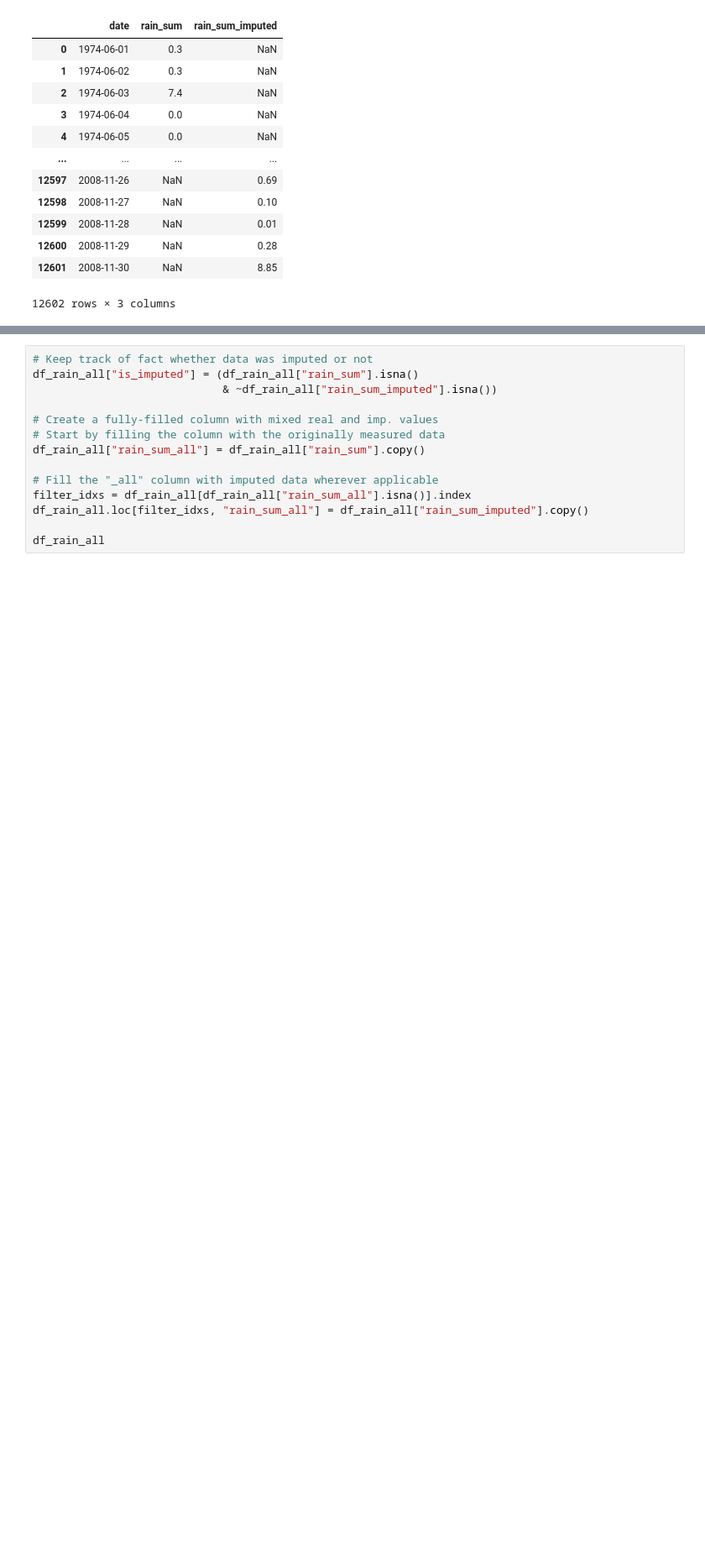
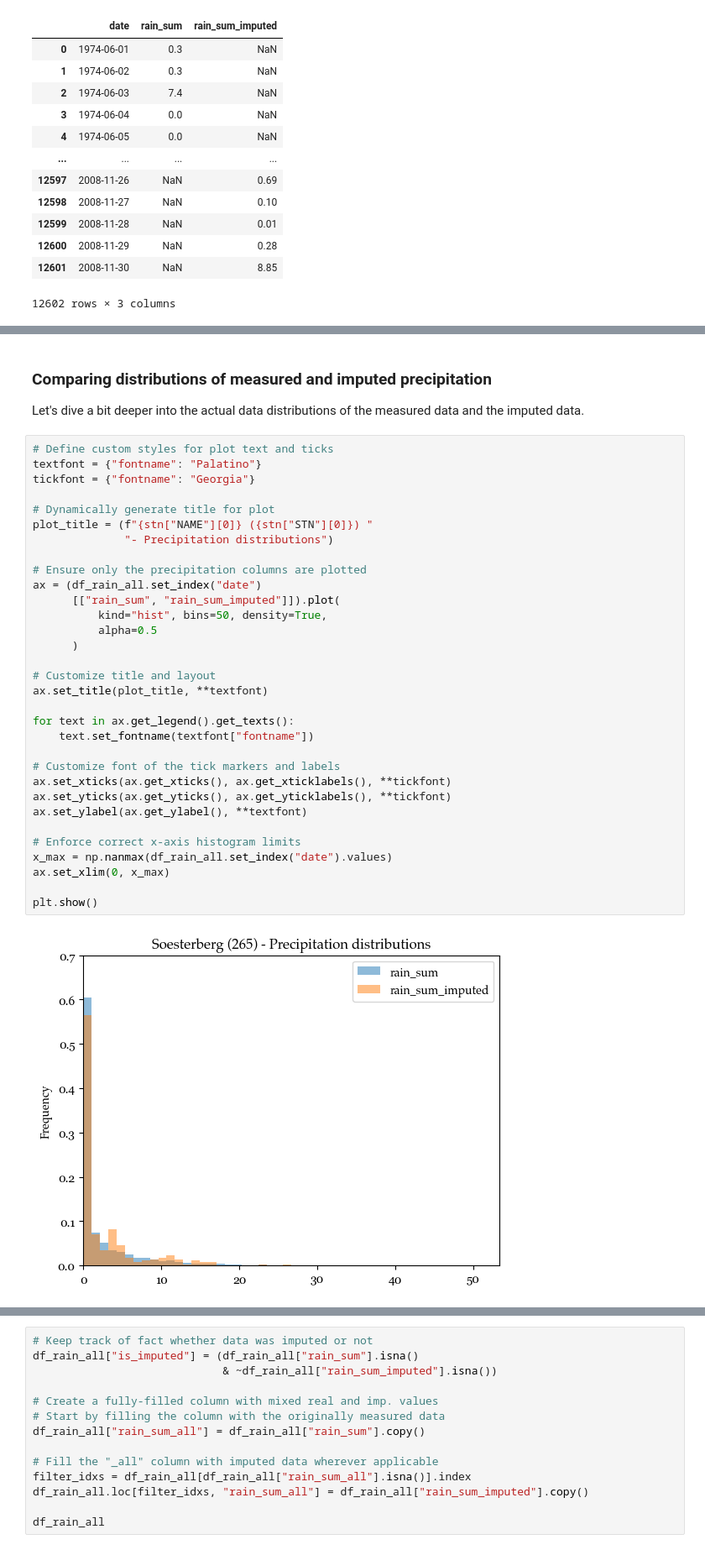
Before and after one commit to tomrooijakkers/data-science-portfolio, a Jupyter notebook: knmi-weather/03-knmi_drought_analysis.ipynb, the cells around one changed output, grey strips where cells are left out. Shown at 84% size. Cells and saved outputs as stored; diff of their text form; blank space fills up the shorter version.

```diff
--- a/knmi-weather/03-knmi_drought_analysis.ipynb
+++ b/knmi-weather/03-knmi_drought_analysis.ipynb
@@ -797,0 +896,38 @@ df_rain_all.set_index("date").plot(kind="hist", density=True,
+# %% [markdown]
+### Comparing distributions of measured and imputed precipitation
+
+Let's dive a bit deeper into the actual data distributions of the measured data and the imputed data.
+# %%
+# Define custom styles for plot text and ticks
+textfont = {"fontname": "Palatino"}
+tickfont = {"fontname": "Georgia"}
+
+# Dynamically generate title for plot
+plot_title = (f"{stn["NAME"][0]} ({stn["STN"][0]}) "
+              "- Precipitation distributions")
+
+# Ensure only the precipitation columns are plotted
+ax = (df_rain_all.set_index("date")
+      [["rain_sum", "rain_sum_imputed"]]).plot(
+          kind="hist", bins=50, density=True,
+          alpha=0.5
+      )
+
+# Customize title and layout
+ax.set_title(plot_title, **textfont)
+
+for text in ax.get_legend().get_texts():
+    text.set_fontname(textfont["fontname"])
+
+# Customize font of the tick markers and labels
+ax.set_xticks(ax.get_xticks(), ax.get_xticklabels(), **tickfont)
+ax.set_yticks(ax.get_yticks(), ax.get_yticklabels(), **tickfont)
+ax.set_ylabel(ax.get_ylabel(), **textfont)
+
+# Enforce correct x-axis histogram limits
+x_max = np.nanmax(df_rain_all.set_index("date").values)
+ax.set_xlim(0, x_max)
+
+plt.show()
+# %% [output]
+[figure, added]
```
Also changed, not shown: parts of 90 cells of this notebook, 2 other files.
